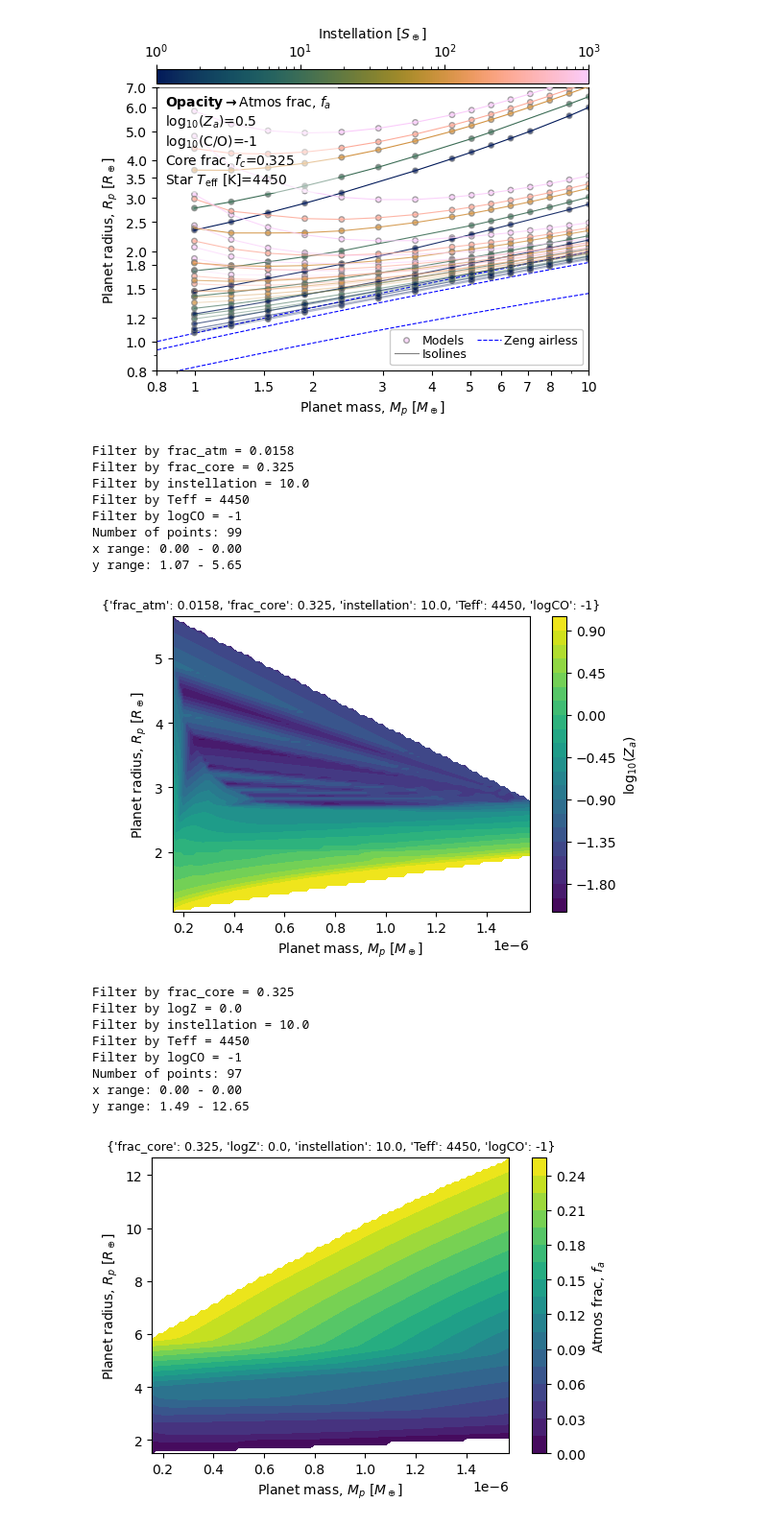
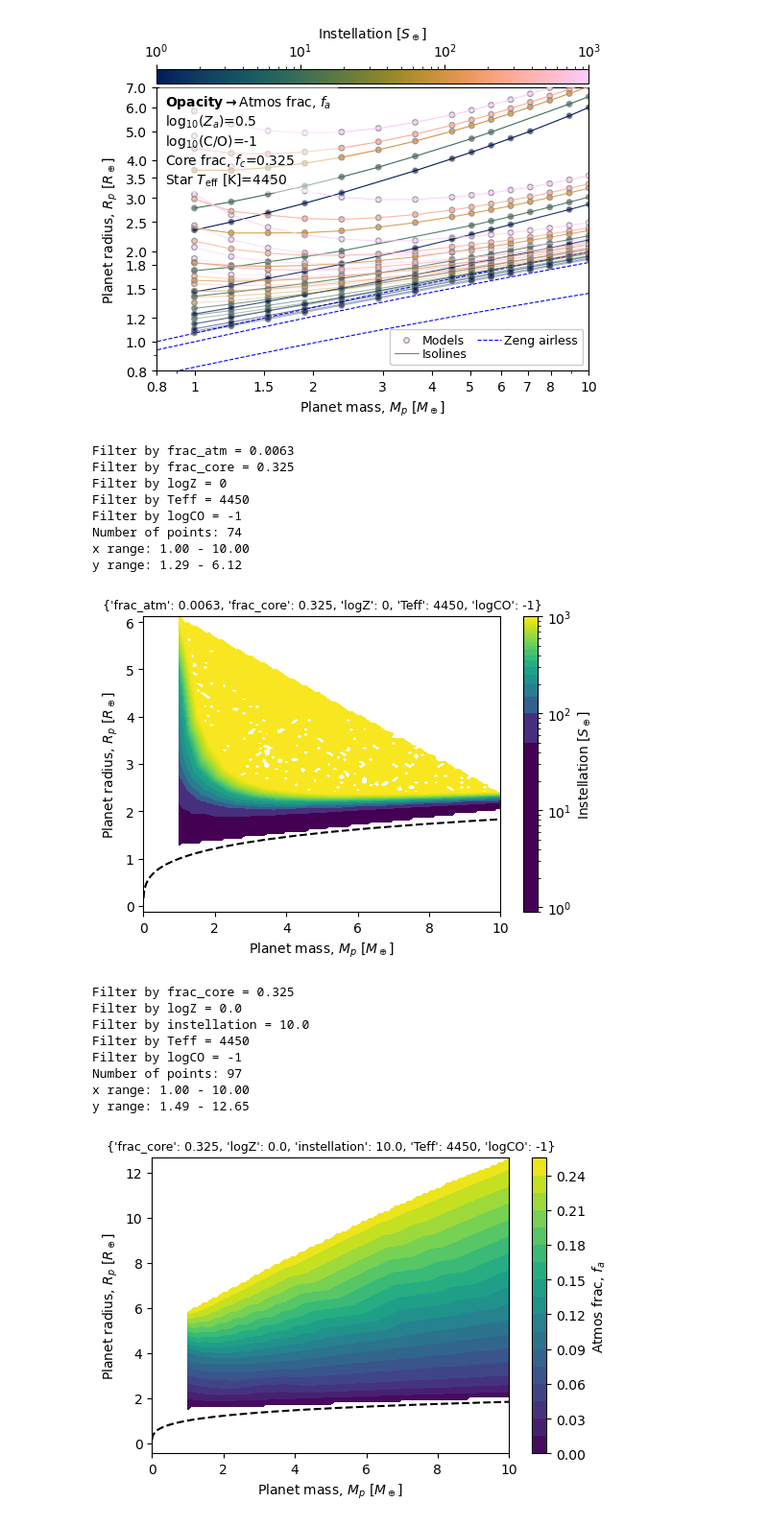
Before and after one commit to nichollsh/InferAGNI, a Jupyter notebook: notebooks/test.ipynb, the cells around one changed output. Shown at 96% size. Cells and saved outputs as stored; diff of their text form; code cells hidden in the pictures.

```diff
--- a/notebooks/test.ipynb
+++ b/notebooks/test.ipynb
@@ -54,51 +60,53 @@ Number of points: 500
 vmin:1.0    vmax:1000.0
 [figure]
 # %%
-zkey = "logZ"
-controls =  {"frac_atm":0.0158, "frac_core":0.325, "instellation":10.0, "Teff":4450, "logCO":-1}
+zkey = "instellation"
+controls =  {"frac_atm":0.0063, "frac_core":0.325, "logZ":0, "Teff":4450, "logCO":-1}
 itp_x, itp_y, itp_z = gr.interpolate_2d(controls=controls,
                                      zkey=zkey,
                                      resolution=100, method='linear')
 
 fig,ax = plt.subplots(1,1,figsize=(6,4))
-sm = ax.contourf(itp_x, itp_y, itp_z, levels=20, cmap='viridis')
-ax.set(xlabel=ia.plot.units["mass_tot"][2], ylabel=ia.plot.units["r_phot"][2])
+sm = ax.contourf(itp_x, itp_y, itp_z, levels=20, cmap='viridis', norm='log')
+ax.plot(ia.plot.zeng[0.325][0],ia.plot.zeng[0.325][1], c='k', ls='--', label="Zeng+2019")
+ax.set(xlabel=ia.plot.units["mass_tot"][2], ylabel=ia.plot.units["r_phot"][2], xlim=(0,10))
 ax.set_title(f"{controls}", fontsize=9)
-fig.colorbar(sm, label=ia.plot.units[zkey][2])
+fig.colorbar(sm, label=ia.plot.units[zkey][2]).ax.set_yscale("log")
 plt.show(fig)
 
 
 zkey = "frac_atm"
 controls={"frac_core":0.325, "logZ":0.0, "instellation":10.0, "Teff":4450, "logCO":-1}
 itp_x, itp_y, itp_z = gr.interpolate_2d(controls=controls,
                                      zkey=zkey,
                                      resolution=100, method='linear')
 
 fig,ax = plt.subplots(1,1,figsize=(6,4))
 sm = ax.contourf(itp_x, itp_y, itp_z, levels=20, cmap='viridis')
-ax.set(xlabel=ia.plot.units["mass_tot"][2], ylabel=ia.plot.units["r_phot"][2])
+ax.plot(ia.plot.zeng[0.325][0],ia.plot.zeng[0.325][1], c='k', ls='--', label="Zeng+2019")
+ax.set(xlabel=ia.plot.units["mass_tot"][2], ylabel=ia.plot.units["r_phot"][2], xlim=(0,10))
 ax.set_title(f"{controls}", fontsize=9)
 fig.colorbar(sm, label=ia.plot.units[zkey][2])
 plt.show(fig)
 # %% [output]
-Filter by frac_atm = 0.0158
+Filter by frac_atm = 0.0063
 Filter by frac_core = 0.325
-Filter by instellation = 10.0
+Filter by logZ = 0
 Filter by Teff = 4450
 Filter by logCO = -1
-Number of points: 99
-x range: 0.00 - 0.00
-y range: 1.07 - 5.65
+Number of points: 74
+x range: 1.00 - 10.00
+y range: 1.29 - 6.12
-[figure, old version]
+[figure, new version]
 Filter by frac_core = 0.325
 Filter by logZ = 0.0
 Filter by instellation = 10.0
 Filter by Teff = 4450
 Filter by logCO = -1
 Number of points: 97
-x range: 0.00 - 0.00
+x range: 1.00 - 10.00
 y range: 1.49 - 12.65
-[figure, old version]
+[figure, new version]
 # %%
 # gather data
 
```
Also changed, not shown: parts of 4 cells of this notebook, 6 other files.
